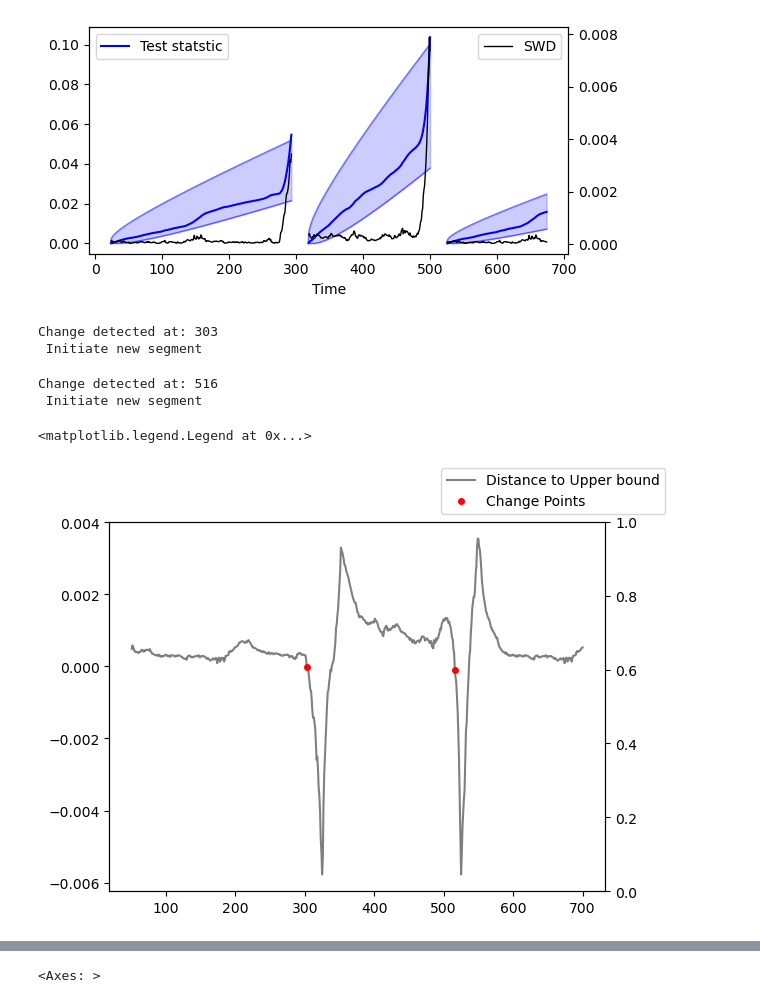
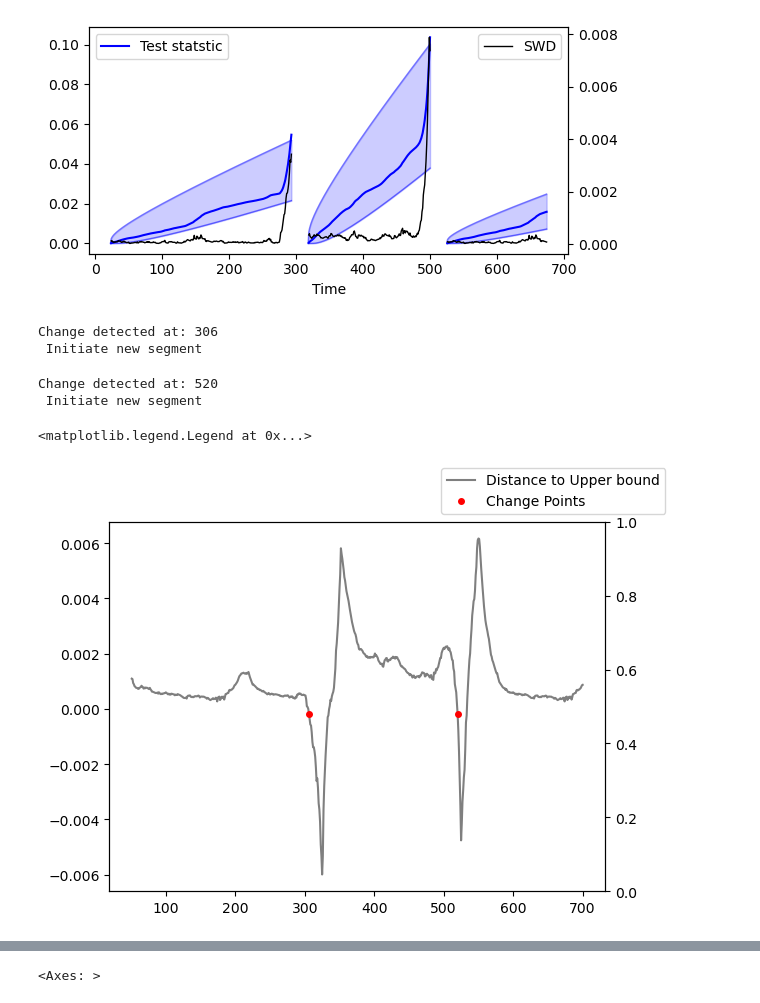
Before and after one commit to jsve96/SWDCPD, a Jupyter notebook: ChangeDetection/MNIST-detection.ipynb, the cells around one changed output, grey strips where cells are left out. Cells and saved outputs as stored; diff of their text form; code cells hidden in the pictures.

```diff
--- a/ChangeDetection/MNIST-detection.ipynb
+++ b/ChangeDetection/MNIST-detection.ipynb
@@ -177,15 +177,16 @@ fig.tight_layout()
 # %%
 def gamma_conf_interval(step, a, b, confidence=0.95):
     alpha = step * a
-    #lower_bound = gamma.ppf((1 - confidence), alpha, scale=b)
-    upper_bound = gamma.ppf(1 - (1 - confidence), alpha, scale=b)
-    return upper_bound
+    lower_bound = gamma.ppf((1 - confidence/2), alpha, scale=b)
+    upper_bound = gamma.ppf(1 - (1 - confidence)/2, alpha, scale=b)
+    return lower_bound,upper_bound
 
 def CI_Calibration(alphas,betas,trend,significance=0.05):
     lookback = min(50,len(alphas))
     a = np.mean(alphas[-lookback:])
     b = np.mean(betas[-lookback:])
-    return trend + gamma_conf_interval(1,a,1/b,1-significance)
+    bounds = gamma_conf_interval(1,a,1/b,1-significance)
+    return (trend + bounds[0], trend + bounds[1])
 
 
 loss_segments = []
@@ -197,6 +198,7 @@ THETA = sample_theta_torch(DATA, 5000)
 TREND = []
 cusum = 0
 UPPER = []
+LOWER = []
 first = True
 CPS = {'loc':[],'value':[]}
 CUMSUM = []
@@ -209,39 +211,41 @@ for i, d in enumerate(tqdm(train_dataloader_ts)):
     CUMSUM.append(cusum)
 
     if i>0:
-        if cusum >= UPPER[-1]:
+        if cusum > UPPER[-1]:
             if first == True:
                 print("Change detected at: {} \n Initiate new segment".format(i+LENGHT))
                 CPS['loc'].append(i+LENGHT)
                 CPS['value'].append(UPPER[-1]-cusum)
                 first = False
         else:
             first = True
 
     TREND.append(cusum)
     #parameter estimation
     a_hat, b_hat = mom_estimates(loss)
     alphas.append(a_hat)
     betas.append(b_hat)
     #calc next UPPERBOUND
-    UPPER.append(CI_Calibration(alphas,betas,TREND[-1],significance=0.05))
+    bound = CI_Calibration(alphas,betas,TREND[-1],significance=0.05)
+    UPPER.append(bound[1])
+    LOWER.append(bound[0])
 
 
 df = pd.DataFrame([l.mean() for l in loss_segments],columns=['SWD'])
 CUMSUM = np.cumsum([l.mean() for l in loss_segments])
 fig, ax = plt.subplots()
 ax2 = ax.twinx()
 #df.cumsum().iloc[1:].plot(ax=ax)
 #ax.plot(CUMSUM,label='Cumulative sum')
 #ax.plot(UPPER,color='red',label='Upper Bound')
 t = np.arange(LENGHT+1,len(CUMSUM)+LENGHT,1)
 ax.plot(t,np.subtract(UPPER[:-1],CUMSUM[1:]),label='Distance to Upper bound',color='black',alpha=0.5)
 ax.plot(np.array(CPS['loc']),CPS['value'],'o',color='red',ms=4,label='Change Points')
 fig.legend()
 # %% [output]
-Change detected at: 303
+Change detected at: 306
  Initiate new segment
-Change detected at: 516
+Change detected at: 520
  Initiate new segment
 <matplotlib.legend.Legend at 0x...>
-[figure, old version]
+[figure, new version]
```
Also changed, not shown: parts of 3 cells of this notebook, 5 other files.
